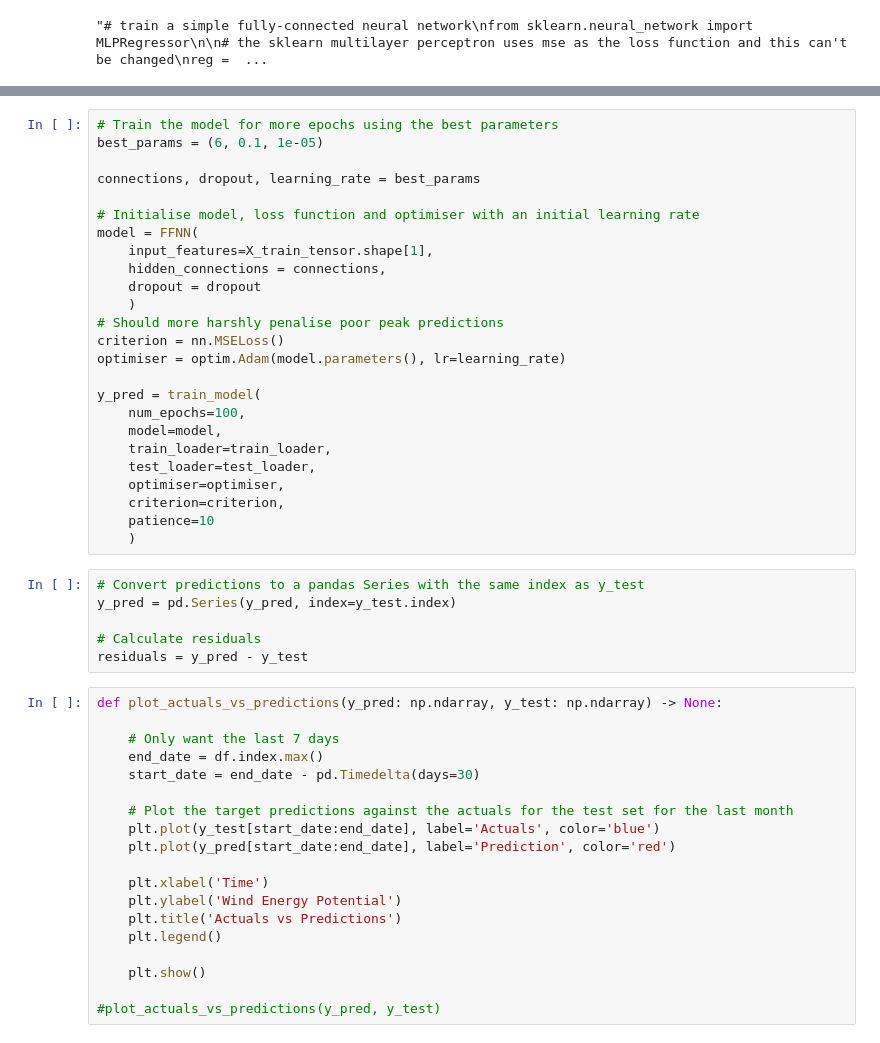
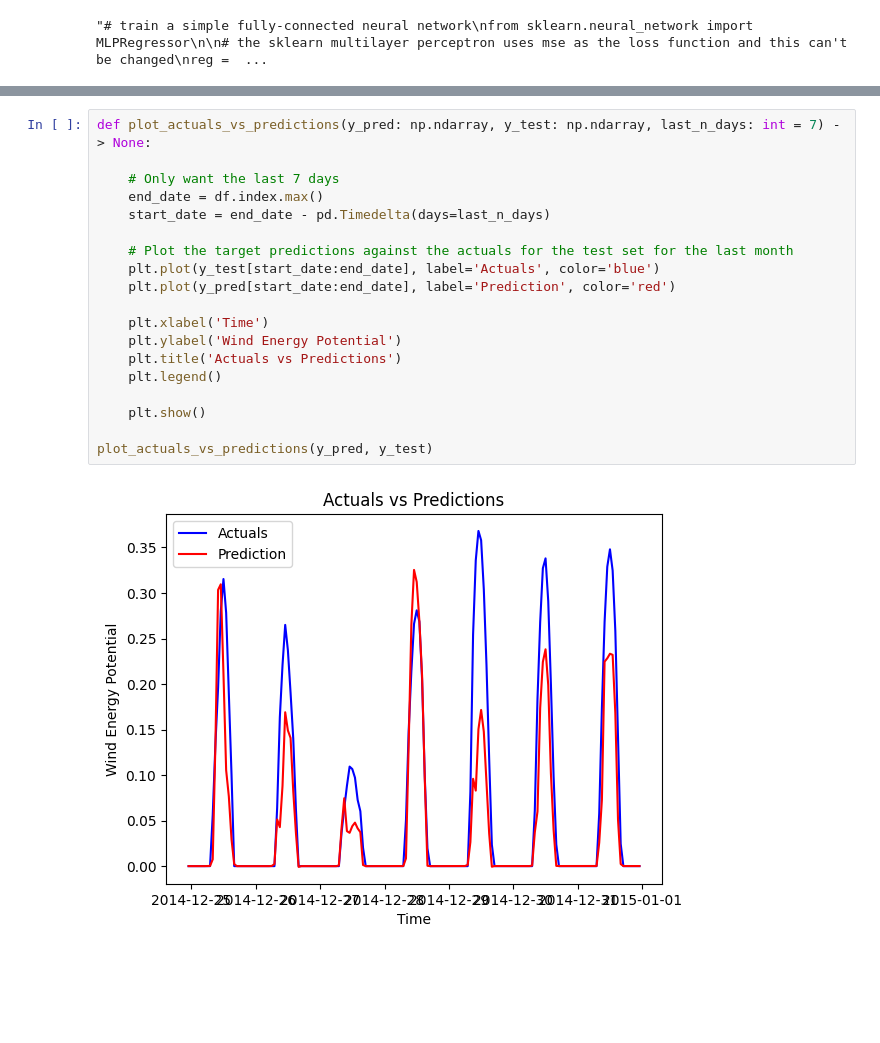
Before and after one commit to tobylerone/wind-production-forecast, a Jupyter notebook: eda.ipynb, the cells around one changed output, grey strips where cells are left out. Drawn from its saved outputs; the diff is of its cells as text; blank space fills up the shorter version.

```diff
--- a/eda.ipynb
+++ b/eda.ipynb
@@ -490,53 +232,24 @@ print(best_params)
-# %%
-# Train the model for more epochs using the best parameters
-best_params = (6, 0.1, 1e-05)
-
-connections, dropout, learning_rate = best_params
-
-# Initialise model, loss function and optimiser with an initial learning rate
-model = FFNN(
-    input_features=X_train_tensor.shape[1],
-    hidden_connections = connections,
-    dropout = dropout
-    )
-# Should more harshly penalise poor peak predictions
-criterion = nn.MSELoss()
-optimiser = optim.Adam(model.parameters(), lr=learning_rate)
-
-y_pred = train_model(
-    num_epochs=100,
-    model=model,
-    train_loader=train_loader,
-    test_loader=test_loader,
-    optimiser=optimiser,
-    criterion=criterion,
-    patience=10
-    )
-# %%
-# Convert predictions to a pandas Series with the same index as y_test
-y_pred = pd.Series(y_pred, index=y_test.index)
-
-# Calculate residuals
-residuals = y_pred - y_test
 # %%
-def plot_actuals_vs_predictions(y_pred: np.ndarray, y_test: np.ndarray) -> None:
+def plot_actuals_vs_predictions(y_pred: np.ndarray, y_test: np.ndarray, last_n_days: int = 7) -> None:
 
     # Only want the last 7 days
     end_date = df.index.max()
-    start_date = end_date - pd.Timedelta(days=30)
+    start_date = end_date - pd.Timedelta(days=last_n_days)
 
     # Plot the target predictions against the actuals for the test set for the last month
     plt.plot(y_test[start_date:end_date], label='Actuals', color='blue')
     plt.plot(y_pred[start_date:end_date], label='Prediction', color='red')
 
     plt.xlabel('Time')
     plt.ylabel('Wind Energy Potential')
     plt.title('Actuals vs Predictions')
     plt.legend()
 
     plt.show()
 
-#plot_actuals_vs_predictions(y_pred, y_test)
+plot_actuals_vs_predictions(y_pred, y_test)
+# %% [output]
+[figure, added]
 # %%
 def plot_prediction_actuals_correlation(y_pred: np.ndarray, y_test: np.ndarray) -> None:
 
```
Also changed, not shown: parts of 29 cells of this notebook, 10 other files.
